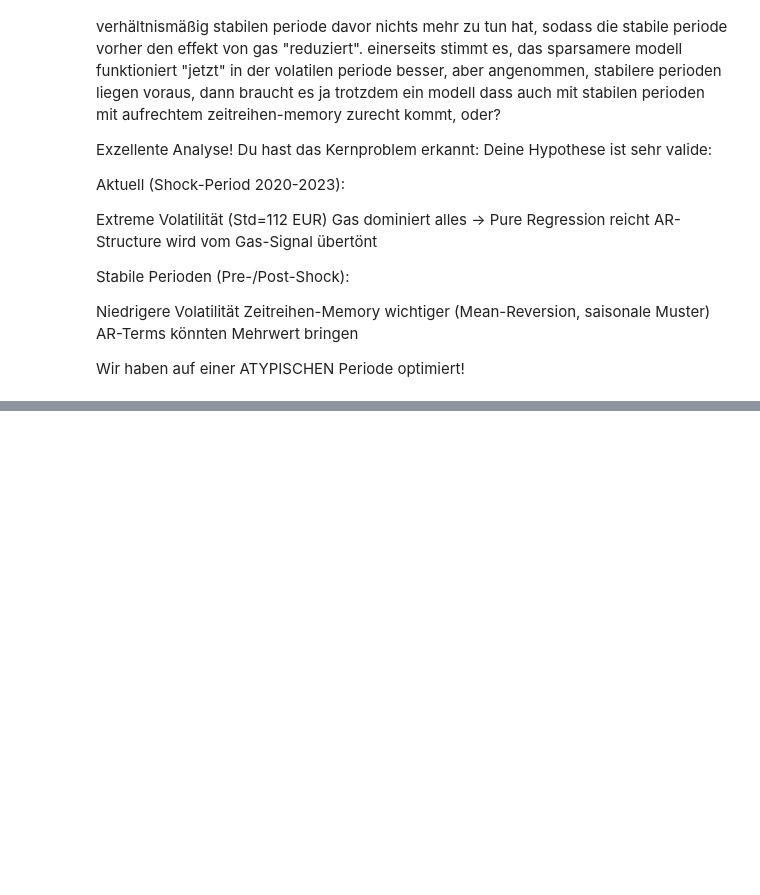
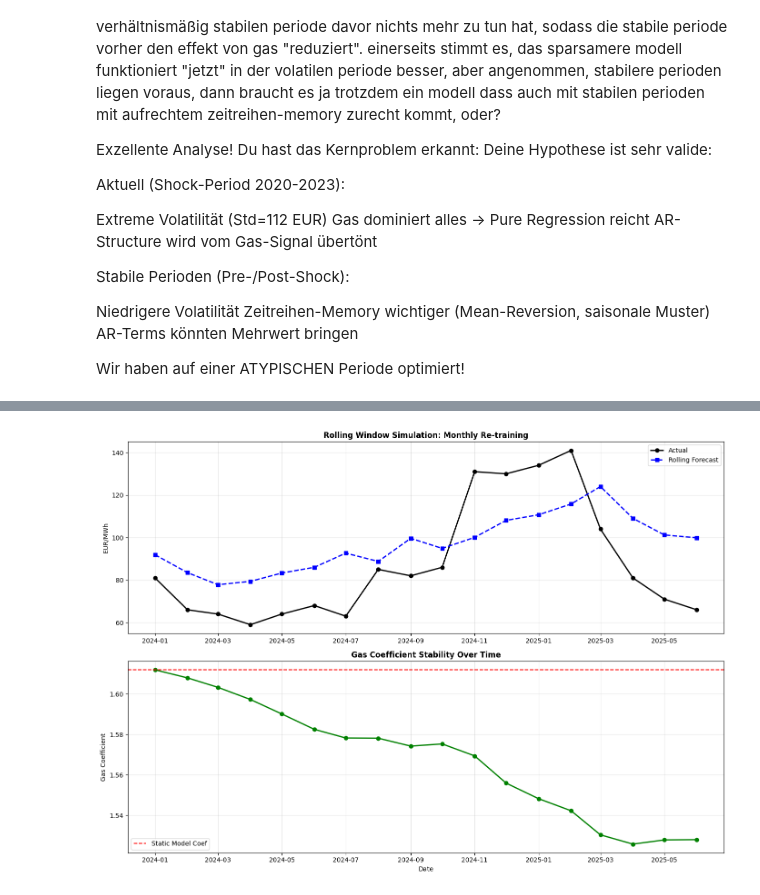
Before and after one commit to Pringlebot/austrian_electricity_prices_capstone, a Jupyter notebook: notebooks/model_building/01_model_building.ipynb, the cells around one changed output, grey strips where cells are left out. Drawn from its saved outputs; the diff is of its cells as text; code cells hidden in the pictures; blank space fills up the shorter version.

```diff
--- a/notebooks/model_building/01_model_building.ipynb
+++ b/notebooks/model_building/01_model_building.ipynb
@@ -930,0 +1161,89 @@ Wir haben auf einer ATYPISCHEN Periode optimiert!
+# %%
+# ============================================
+# ROLLING WINDOW SIMULATION - WALK-FORWARD
+# ============================================
+
+# Simulate monthly re-training (wie im Produktiv-System)
+window_size = 48  # Fixed window size
+
+rolling_results = []
+
+for i in range(len(y_test_adj)):
+    # Define rolling train window
+    test_date = y_test_adj.index[i]
+    train_end = test_date - pd.DateOffset(months=1)
+    train_start = train_end - pd.DateOffset(months=window_size-1)
+
+    # Extract rolling train data
+    train_rolling = df[(df.index >= train_start) & (df.index <= train_end)].copy()
+
+    # Check if Gas available
+    if 'oegpi_month' not in train_rolling.columns or train_rolling['oegpi_month'].isna().all():
+        print(f"Skip {test_date}: No Gas data")
+        continue
+
+    y_train_roll = train_rolling['price_combined']
+    exog_train_roll = train_rolling[['oegpi_month']].dropna()
+    y_train_roll_adj = y_train_roll.loc[exog_train_roll.index]
+
+    # Test data (single month)
+    test_rolling = df[df.index == test_date]
+    exog_test_roll = test_rolling[['oegpi_month']]
+    y_test_roll = test_rolling['price_combined'].values[0]
+
+    # Fit and forecast
+    model_roll = ARIMA(y_train_roll_adj, exog=exog_train_roll, order=(0, 0, 0))
+    fit_roll = model_roll.fit()
+    forecast_roll = fit_roll.forecast(steps=1, exog=exog_test_roll).values[0]
+
+    # Store results
+    rolling_results.append({
+        'date': test_date,
+        'actual': y_test_roll,
+        'forecast': forecast_roll,
+        'error': y_test_roll - forecast_roll,
+        'gas_coef': fit_roll.params['oegpi_month'],
+        'n_train': len(y_train_roll_adj)
+    })
+
+    print(f"{test_date.strftime('%Y-%m')}: Actual={y_test_roll:.2f}, Forecast={forecast_roll:.2f}, Error={y_test_roll - forecast_roll:+.2f}")
+
+# Convert to DataFrame
+rolling_df = pd.DataFrame(rolling_results)
+
+# Calculate metrics
+rolling_rmse = np.sqrt(mean_squared_error(rolling_df['actual'], rolling_df['forecast']))
+static_rmse = 21.14  # From static model
+
+print(f"\n{'='*60}")
+print(f"ROLLING WINDOW PERFORMANCE:")
+print(f"  Rolling RMSE: {rolling_rmse:.2f}")
+print(f"  Static RMSE:  {static_rmse:.2f}")
+print(f"  Difference:   {rolling_rmse - static_rmse:+.2f}")
+print(f"{'='*60}")
+
+# Visualize rolling performance
+fig, axes = plt.subplots(2, 1, figsize=(14, 10))
+
+# Plot 1: Forecast comparison
+ax1 = axes[0]
+ax1.plot(rolling_df['date'], rolling_df['actual'], 'o-', label='Actual', linewidth=2, color='black')
+ax1.plot(rolling_df['date'], rolling_df['forecast'], 's--', label='Rolling Forecast', linewidth=2, color='blue')
+ax1.set_ylabel('EUR/MWh')
+ax1.set_title('Rolling Window Simulation: Monthly Re-training', fontweight='bold')
+ax1.legend()
+ax1.grid(True, alpha=0.3)
+
+# Plot 2: Gas coefficient stability
+ax2 = axes[1]
+ax2.plot(rolling_df['date'], rolling_df['gas_coef'], 'o-', linewidth=2, color='green')
+ax2.axhline(1.6119, color='red', linestyle='--', label='Static Model Coef')
+ax2.set_xlabel('Date')
+ax2.set_ylabel('Gas Coefficient')
+ax2.set_title('Gas Coefficient Stability Over Time', fontweight='bold')
+ax2.legend()
+ax2.grid(True, alpha=0.3)
+
+plt.tight_layout()
+plt.show()
+# %% [output]
@@ -930,0 +1267 @@ Wir haben auf einer ATYPISCHEN Periode optimiert!
+[figure, added]
```
Also changed, not shown: parts of 10 cells of this notebook, 4 other files.
